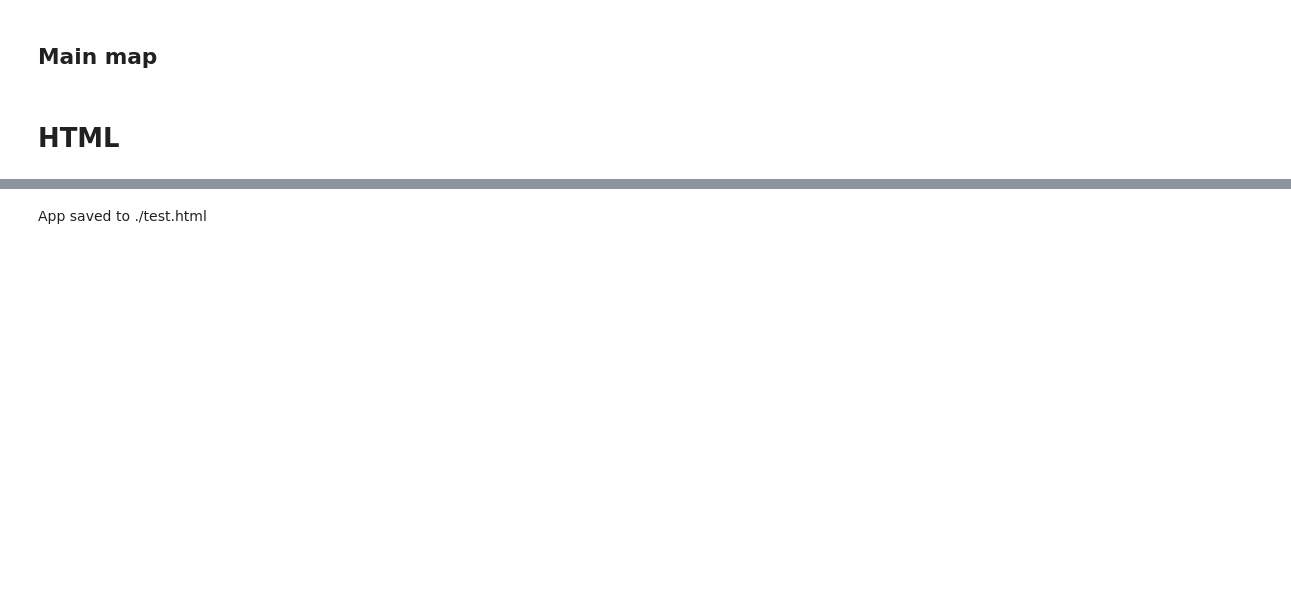
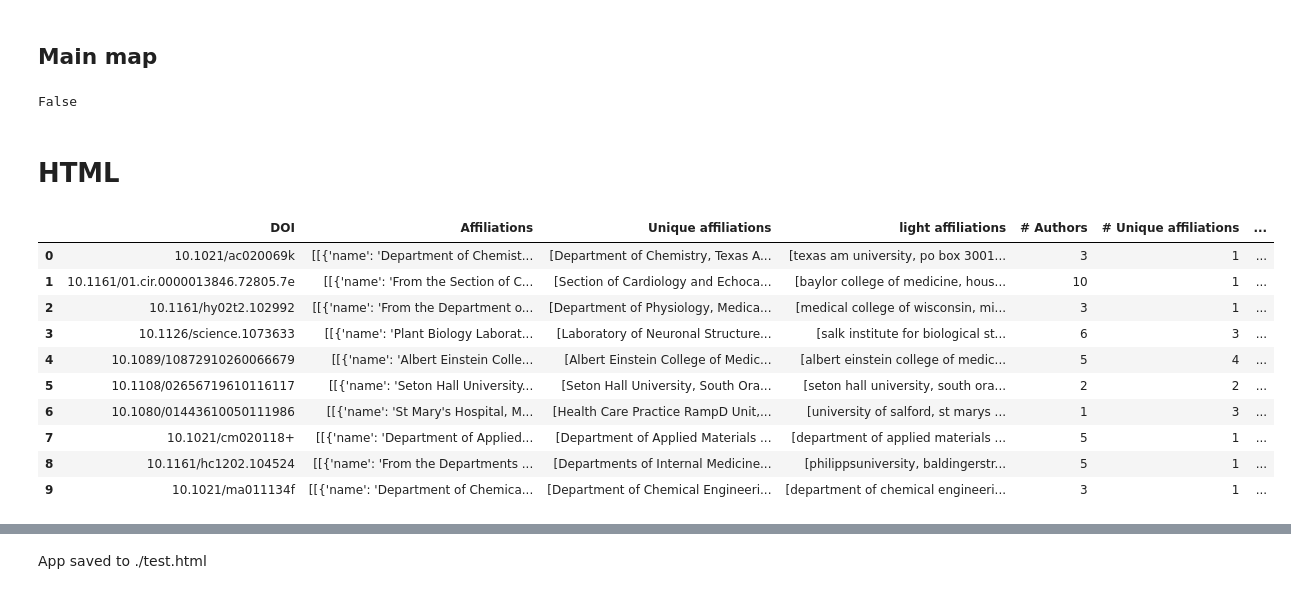
Before and after one commit to mkallipo/affiliation-matching, a Jupyter notebook: matching.ipynb, the cells around one changed output, grey strips where cells are left out. Saved outputs shown, nothing was run; the diff lists cells and outputs as text; code cells hidden in the pictures; blank space fills up the shorter version.

```diff
--- a/matching.ipynb
+++ b/matching.ipynb
@@ -549,6 +576,3 @@ with open('dixOpenAIRE_Alletc.pkl', 'rb') as f:
-# %%
-with open('dixOpenAIRE_id.pkl', 'rb') as f:
-    dixOpenAIRE_id = pickle.load(f)
 # %%
 with open('dixOpenOrgId.pkl', 'rb') as f:
     dixOpenOrgId = pickle.load(f)
@@ -561,5 +584,10 @@ dixOpenAIRE_id1 = {k.replace(',', ''): v for k, v in dixOpenAIRE_id.items()}
 # %%
 dixOpenOrgId1 = {k.replace(',', ''): v for k, v in dixOpenOrgId.items()}
+# %%
+dixOpenOrgId1 = {
+    replace_umlauts(key): value
+    for key, value in dixOpenOrgId1.items()
+}
 # %%
 def filter_key(key):
     # Remove all non-alphanumeric characters except Greek letters and Chinese characters
@@ -597,7 +625,7 @@ def bestSimScore(l1, l2, l3):
     ---> corrects special cases in the main map that follows
 
     Args:
-        l1: List of unique affiliations.
+        l1: List of light affiliations.
         l2: List of matched OpenAIRE names.
         l3: List of pairs.
 
@@ -867,6 +895,8 @@ def Doi_Ids(m, DF, dixOpenAIRE, simU, simG):
     doiIdDF['Affiliations'] = list(DF['affiliations'].iloc[list(set(deiktes))])
 
     doiIdDF['Unique affiliations'] = list(DF['uniqueAff2'].iloc[list(set(deiktes))])
+    doiIdDF['light affiliations'] = list(DF['lightAff'].iloc[list(set(deiktes))])
+
 
     doiIdDF['# Authors'] = list(DF['# authors'].iloc[list(set(deiktes))])
 
@@ -896,7 +926,7 @@ def Doi_Ids(m, DF, dixOpenAIRE, simU, simG):
 
     ready = [i for i in range(len(doiIdDF)) if i not in needCheck]
 
-    best = [ bestSimScore(doiIdDF['Unique affiliations'].iloc[i], doiIdDF['Matched openAIRE names'].iloc[i], doiIdDF['Pairs'].iloc[i]) for i in needCheck]
+    best = [ bestSimScore(doiIdDF['light affiliations'].iloc[i], doiIdDF['Matched openAIRE names'].iloc[i], doiIdDF['Pairs'].iloc[i]) for i in needCheck]
     best_o = []
     best_s = []
 
@@ -935,6 +965,10 @@ def Doi_Ids(m, DF, dixOpenAIRE, simU, simG):
     return [perc, finalDF, doiIdDF, needCheck]
 # %%
 result = Doi_Ids(len(univLabsDF), univLabsDF, dixOpenOrgId1, 0.7,0.82)
+# %%
+23 in result[3]
+# %% [output]
+False
 # %% [markdown]
 # HTML
 # %%
@@ -950,6 +984,20 @@ def update_Z(row):
 
 # Update the values in column 'Z' using 'apply'
 mydf['affiliations'] = mydf.apply(update_Z, axis=1)
+# %%
+mydf.head(10)
+# %% [output]
+|  | DOI | Affiliations | Unique affiliations | light affiliations | # Authors | # Unique affiliations | ... |
+| 0 | 10.1021/ac020069k | [[{'name': 'Department of Chemist... | [Department of Chemistry, Texas A... | [texas am university, po box 3001... | 3 | 1 | ... |
+| 1 | 10.1161/01.cir.0000013846.72805.7e | [[{'name': 'From the Section of C... | [Section of Cardiology and Echoca... | [baylor college of medicine, hous... | 10 | 1 | ... |
+| 2 | 10.1161/hy02t2.102992 | [[{'name': 'From the Department o... | [Department of Physiology, Medica... | [medical college of wisconsin, mi... | 3 | 1 | ... |
+| 3 | 10.1126/science.1073633 | [[{'name': 'Plant Biology Laborat... | [Laboratory of Neuronal Structure... | [salk institute for biological st... | 6 | 3 | ... |
+| 4 | 10.1089/10872910260066679 | [[{'name': 'Albert Einstein Colle... | [Albert Einstein College of Medic... | [albert einstein college of medic... | 5 | 4 | ... |
+| 5 | 10.1108/02656719610116117 | [[{'name': 'Seton Hall University... | [Seton Hall University, South Ora... | [seton hall university, south ora... | 2 | 2 | ... |
+| 6 | 10.1080/01443610050111986 | [[{'name': 'St Mary's Hospital, M... | [Health Care Practice RampD Unit,... | [university of salford, st marys ... | 1 | 3 | ... |
+| 7 | 10.1021/cm020118+ | [[{'name': 'Department of Applied... | [Department of Applied Materials ... | [department of applied materials ... | 5 | 1 | ... |
+| 8 | 10.1161/hc1202.104524 | [[{'name': 'From the Departments ... | [Departments of Internal Medicine... | [philippsuniversity, baldingerstr... | 5 | 1 | ... |
+| 9 | 10.1021/ma011134f | [[{'name': 'Department of Chemica... | [Department of Chemical Engineeri... | [department of chemical engineeri... | 3 | 1 | ... |
 # %%
 myDF_output = mydf[['DOI','affiliations']]
 myDF_output = myDF_output.rename(columns={'DOI': 'doi'}).copy()
```
Also changed, not shown: parts of 37 cells of this notebook, 1 other file.
